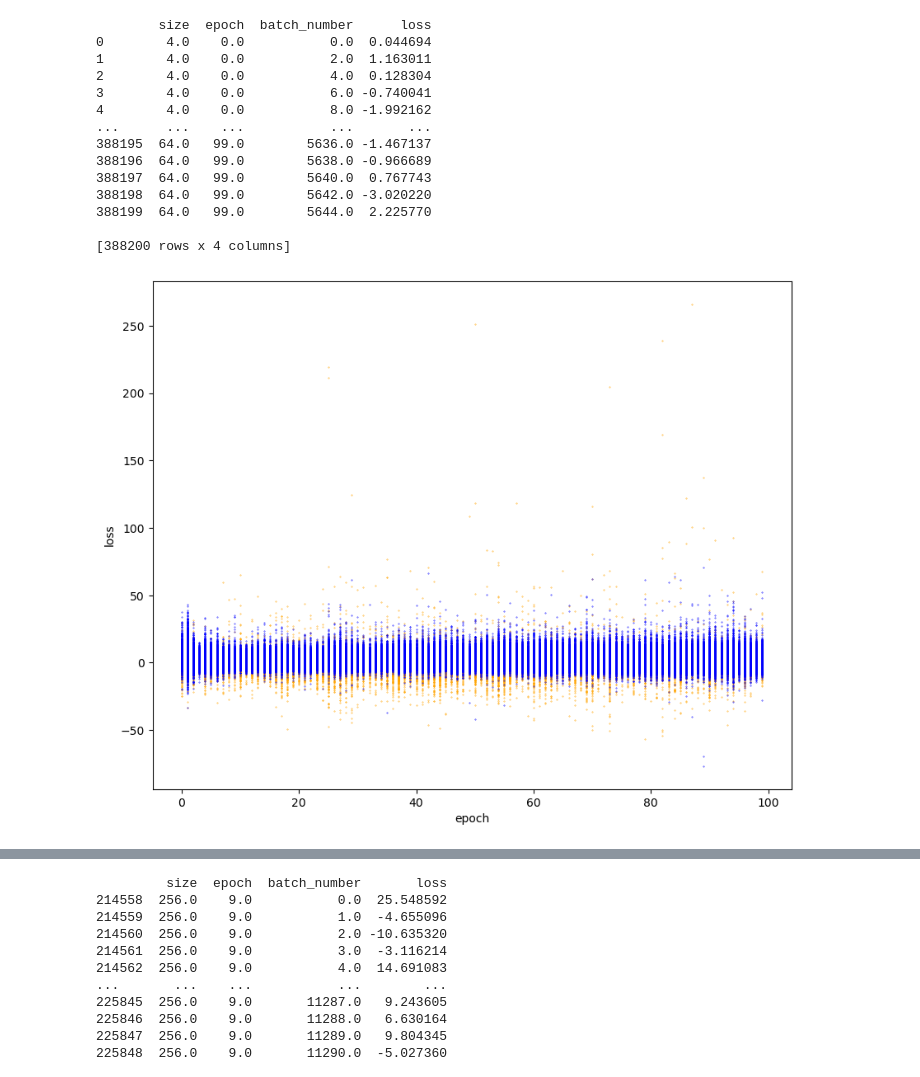
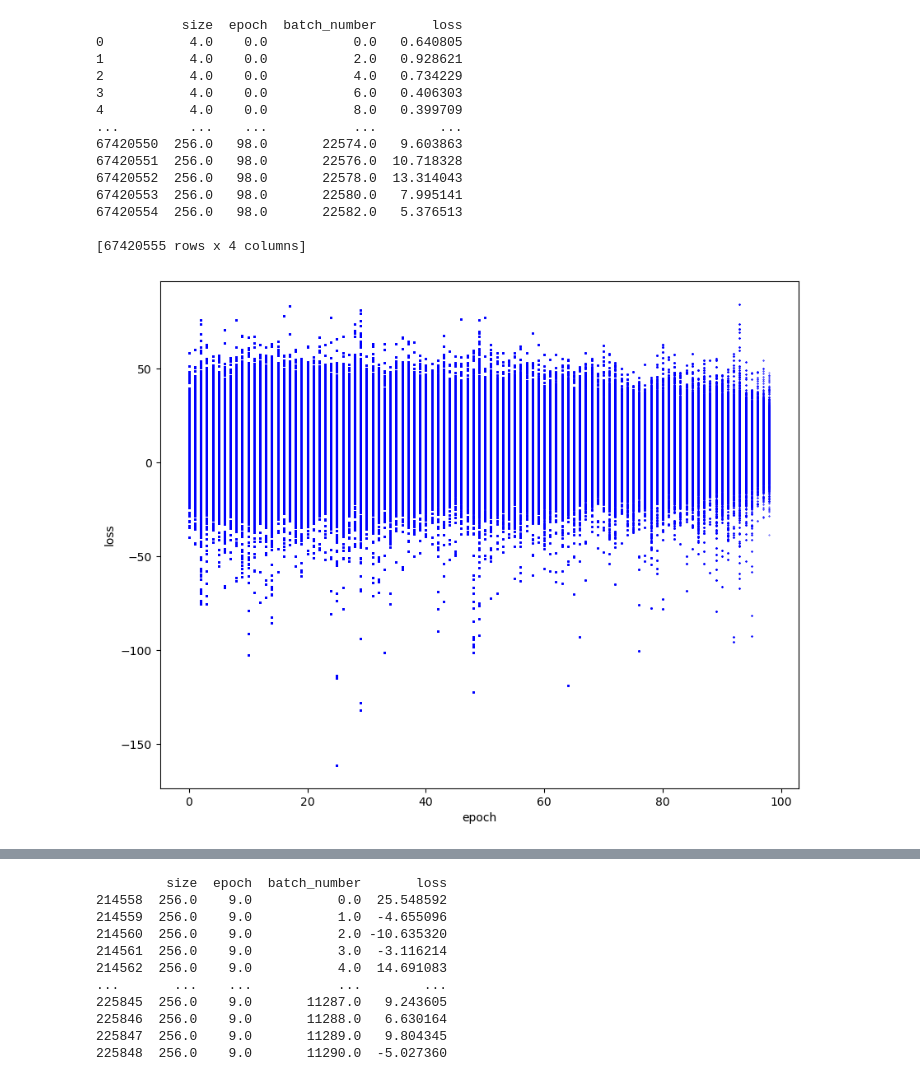
Before and after one commit to paddeaux/met, a Jupyter notebook: loss_curves.ipynb, the cells around one changed output, grey strips where cells are left out. Saved outputs shown, nothing was run; the diff lists cells and outputs as text; code cells hidden in the pictures.

```diff
--- a/loss_curves.ipynb
+++ b/loss_curves.ipynb
@@ -1,40 +1,33 @@
 # %%
 import pandas as pd
 import matplotlib.pyplot as plt
 import csv
 
-gen_loss = pd.read_csv('gen_loss.csv')
+gen_loss = pd.read_csv('/home/paddy/git/gen_loss.csv')
 
 print(gen_loss)
 gen_loss['batch_number'] = gen_loss['batch_number']/2
-gen_64 = gen_loss[gen_loss['size']==64.0]
+gen_256 = gen_loss[gen_loss['size']==256.0]
 
-critic_loss = pd.read_csv('critic_loss.csv')
-critic_loss['batch_number'] = critic_loss['batch_number']/2
-critic_64 = critic_loss[critic_loss['size']==64.0]
-
-fig, ax = plt.subplots(1,1,figsize=(10,8))
-
-critic_64.plot.scatter(ax=ax, x='epoch', y='loss', c='orange',s=0.1)
-gen_64.plot.scatter(ax=ax, x='epoch', y='loss', c='blue',s=0.1)
-
-plt.show()
+#critic_loss = pd.read_csv('home/paddy/git/critic_loss.csv')
+#critic_loss['batch_number'] = critic_loss['batch_number']/2
+#critic_256 = critic_loss[critic_loss['size']==256.0]
 # %% [output]
-        size  epoch  batch_number      loss
-0        4.0    0.0           0.0  0.044694
-1        4.0    0.0           2.0  1.163011
-2        4.0    0.0           4.0  0.128304
-3        4.0    0.0           6.0 -0.740041
-4        4.0    0.0           8.0 -1.992162
-...      ...    ...           ...       ...
-388195  64.0   99.0        5636.0 -1.467137
-388196  64.0   99.0        5638.0 -0.966689
-388197  64.0   99.0        5640.0  0.767743
-388198  64.0   99.0        5642.0 -3.020220
-388199  64.0   99.0        5644.0  2.225770
+           size  epoch  batch_number       loss
+0           4.0    0.0           0.0   0.640805
+1           4.0    0.0           2.0   0.928621
+2           4.0    0.0           4.0   0.734229
+3           4.0    0.0           6.0   0.406303
+4           4.0    0.0           8.0   0.399709
+...         ...    ...           ...        ...
+67420550  256.0   98.0       22574.0   9.603863
+67420551  256.0   98.0       22576.0  10.718328
+67420552  256.0   98.0       22578.0  13.314043
+67420553  256.0   98.0       22580.0   7.995141
+67420554  256.0   98.0       22582.0   5.376513
 
-[388200 rows x 4 columns]
+[67420555 rows x 4 columns]
-[figure, old version]
+[figure, new version]
 # %%
 fig, ax = plt.subplots(1,1,figsize=(10,8))
 
```
Also changed, not shown: parts of 1 cell of this notebook, 2 other files.
